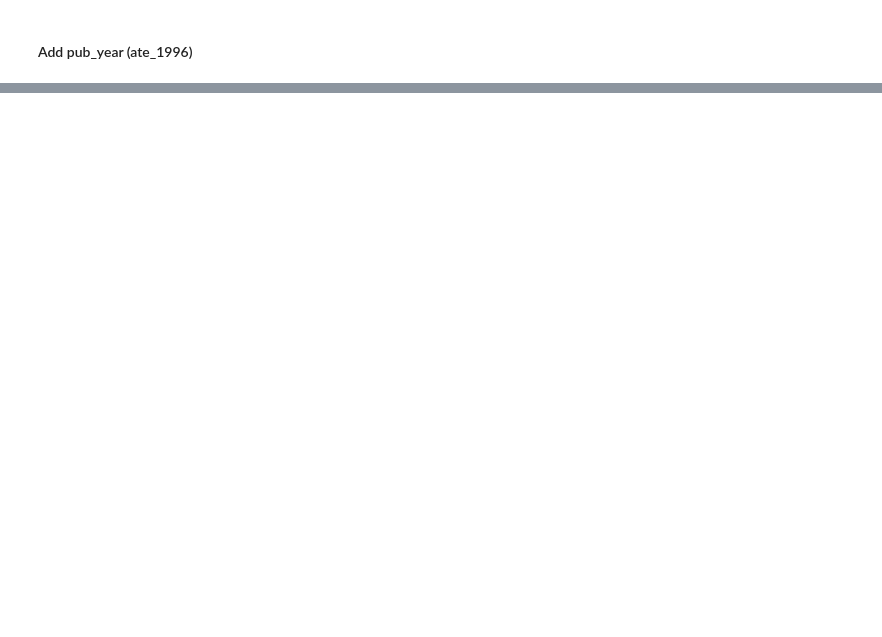
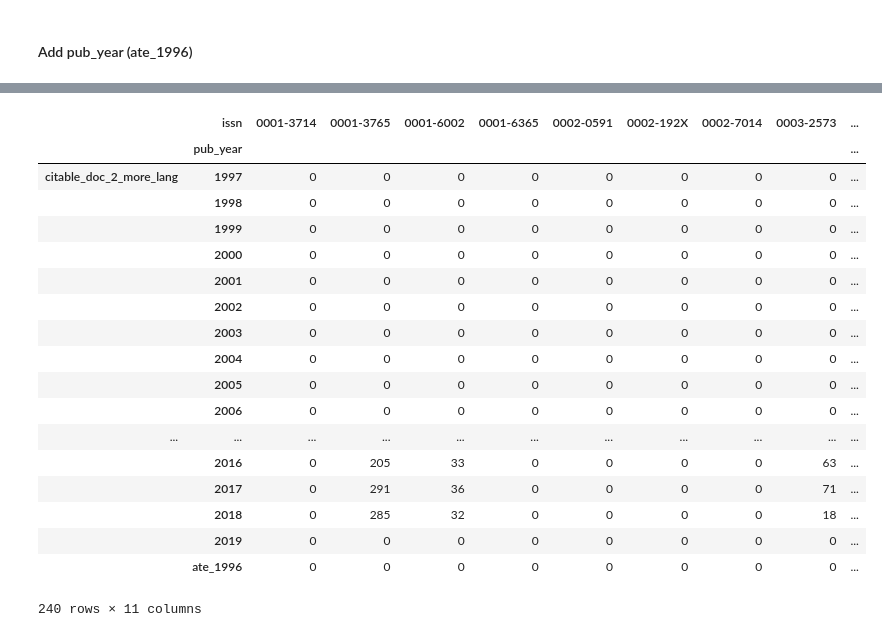
Before and after one commit to DalavanCloud/jcatalog, a Jupyter notebook: jcatalog/extractors/scielo/td_documents_languages.ipynb, the cells around one changed output, grey strips where cells are left out. Cells and saved outputs as stored; diff of their text form; code cells hidden in the pictures; blank space fills up the shorter version.

```diff
--- a/jcatalog/extractors/scielo/td_documents_languages.ipynb
+++ b/jcatalog/extractors/scielo/td_documents_languages.ipynb
@@ -411,0 +151,2 @@ Notebook processing duration: 0:00:23.641049
+# %%
+df["tipo_review"] = np.where(df['type'] == "review-article", 1, 0)
@@ -411,0 +155,8 @@ Notebook processing duration: 0:00:23.641049
+# %%
+df["citable_pt"] = np.where((df['document_pt'] == 1) & (df['is_citable'] == 1), 1, 0)
+df["citable_es"] = np.where((df['document_es'] == 1) & (df['is_citable'] == 1), 1, 0)
+df["citable_en"] = np.where((df['document_en'] == 1) & (df['is_citable'] == 1), 1, 0)
+df["citable_other_lang"] = np.where((df['document_other_languages'] == 1) & (df['is_citable'] == 1), 1, 0)
+# %%
+df['sum_to_2_more_lang'] = np.sum([df['document_en'], df['document_pt'], df['document_es'], df['document_other_languages']], axis=0)
+df[(df['sum_to_2_more_lang'] == 3)].T
@@ -411,0 +182,7 @@ Notebook processing duration: 0:00:23.641049
+# %%
+df["doc_2_more_lang"] = np.where(((df['sum_to_2_more_lang']) >= 2), 1, 0)
+df["citable_doc_2_more_lang"] = np.where((df['sum_to_2_more_lang'] >= 2) & (df['is_citable'] == 1), 1, 0)
+# remove sum_to_2_more_lang column
+del df['sum_to_2_more_lang']
+
+df[(df["doc_2_more_lang"] == 1)].T
@@ -411,0 +208,42 @@ Notebook processing duration: 0:00:23.641049
+# %%
+values_list = [
+    "pid",
+    "is_citable",
+    "tipo_review",
+    "document_pt",
+    "document_es",
+    "document_en",
+    "tipo_review",
+    "citable_pt",
+    "citable_es",
+    "citable_en",
+    "citable_other_lang",
+    "citable_doc_2_more_lang"]
+
+td = df.pivot_table(
+     index=["issn"],
+     values=values_list,
+     columns=["pub_year"],
+     aggfunc=np.count_nonzero,
+     fill_value=0)
+td[:11].T
+# %% [output]
+|  | issn | 0001-3714 | 0001-3765 | 0001-6002 | 0001-6365 | 0002-0591 | 0002-192X | 0002-7014 | 0003-2573 | ... |
+|  | pub_year |  |  |  |  |  |  |  |  | ... |
+| citable_doc_2_more_lang | 1997 | 0 | 0 | 0 | 0 | 0 | 0 | 0 | 0 | ... |
+|  | 1998 | 0 | 0 | 0 | 0 | 0 | 0 | 0 | 0 | ... |
+|  | 1999 | 0 | 0 | 0 | 0 | 0 | 0 | 0 | 0 | ... |
+|  | 2000 | 0 | 0 | 0 | 0 | 0 | 0 | 0 | 0 | ... |
+|  | 2001 | 0 | 0 | 0 | 0 | 0 | 0 | 0 | 0 | ... |
+|  | 2002 | 0 | 0 | 0 | 0 | 0 | 0 | 0 | 0 | ... |
+|  | 2003 | 0 | 0 | 0 | 0 | 0 | 0 | 0 | 0 | ... |
+|  | 2004 | 0 | 0 | 0 | 0 | 0 | 0 | 0 | 0 | ... |
+|  | 2005 | 0 | 0 | 0 | 0 | 0 | 0 | 0 | 0 | ... |
+|  | 2006 | 0 | 0 | 0 | 0 | 0 | 0 | 0 | 0 | ... |
+| ... | ... | ... | ... | ... | ... | ... | ... | ... | ... | ... |
+|  | 2016 | 0 | 205 | 33 | 0 | 0 | 0 | 0 | 63 | ... |
+|  | 2017 | 0 | 291 | 36 | 0 | 0 | 0 | 0 | 71 | ... |
+|  | 2018 | 0 | 285 | 32 | 0 | 0 | 0 | 0 | 18 | ... |
+|  | 2019 | 0 | 0 | 0 | 0 | 0 | 0 | 0 | 0 | ... |
+|  | ate_1996 | 0 | 0 | 0 | 0 | 0 | 0 | 0 | 0 | ... |
+240 rows × 11 columns
```
Also changed, not shown: parts of 52 cells of this notebook.
